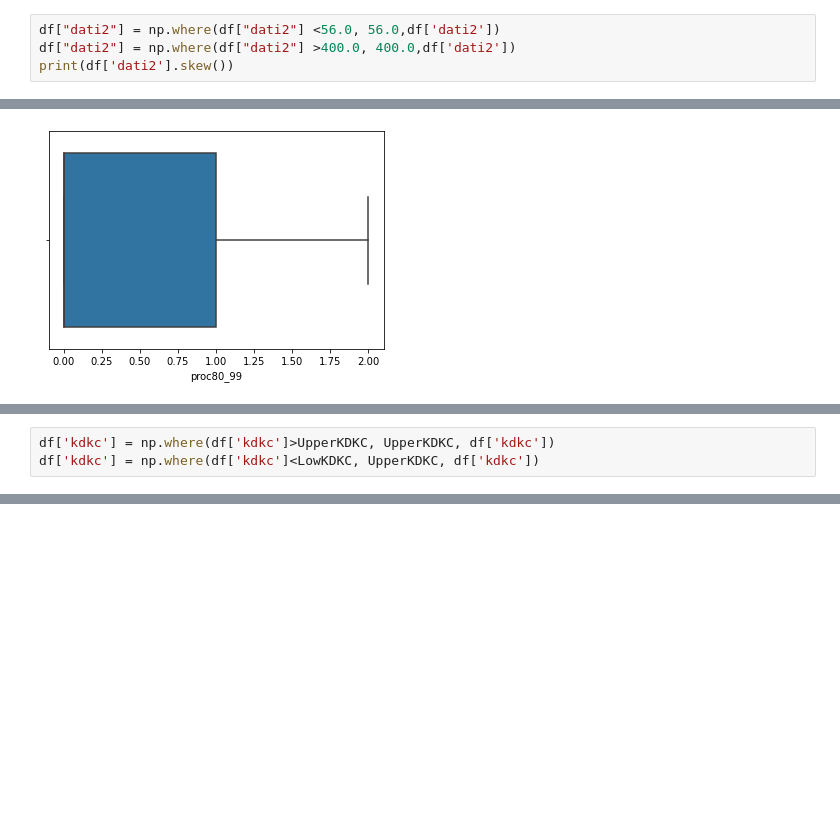
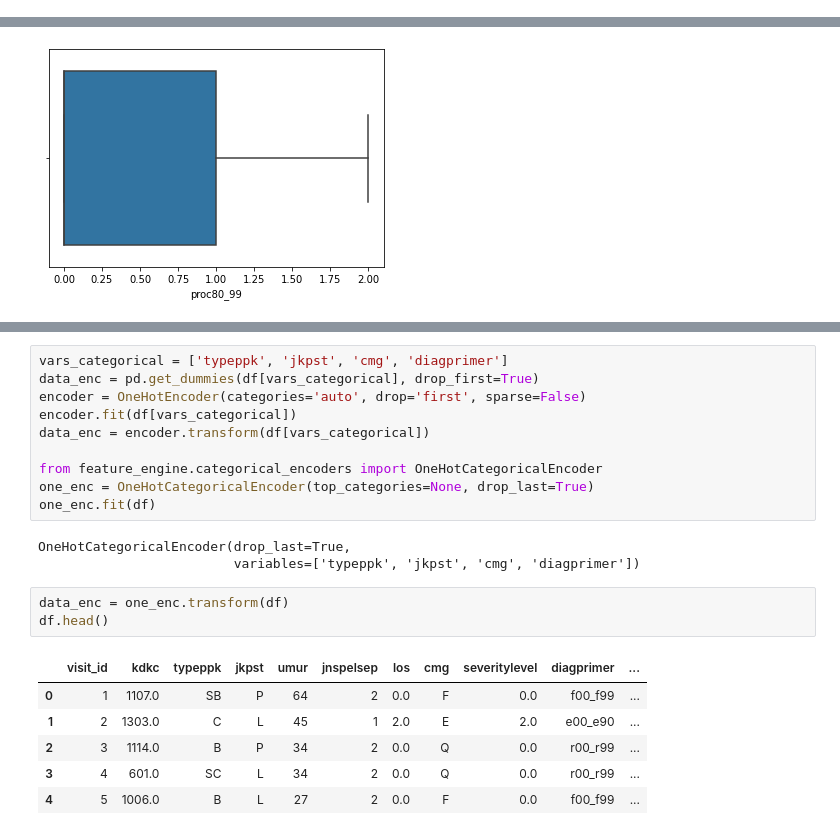
Before and after one commit to gracepanjaitan/Project-DAMI-Binary-Classification-Using-KNN, a Jupyter notebook: Fraud_Detection_Using_KNN_03.ipynb, the cells around one changed output, grey strips where cells are left out. Saved outputs shown, nothing was run; the diff lists cells and outputs as text; blank space fills up the shorter version.

```diff
--- a/Fraud_Detection_Using_KNN_03.ipynb
+++ b/Fraud_Detection_Using_KNN_03.ipynb
@@ -250,4 +226,0 @@ print(df['dati2'].quantile(0.90))
-# %%
-df["dati2"] = np.where(df["dati2"] <56.0, 56.0,df['dati2'])
-df["dati2"] = np.where(df["dati2"] >400.0, 400.0,df['dati2'])
-print(df['dati2'].skew())
@@ -350,3 +297,0 @@ LowKDKC, UpperKDKC = remove_outlier(df['kdkc'])
-# %%
-df['kdkc'] = np.where(df['kdkc']>UpperKDKC, UpperKDKC, df['kdkc'])
-df['kdkc'] = np.where(df['kdkc']<LowKDKC, UpperKDKC, df['kdkc'])
@@ -558,0 +324,23 @@ KNeighborsClassifier(algorithm='kd_tree', n_jobs=-1, n_neighbors=15)
+# %%
+vars_categorical = ['typeppk', 'jkpst', 'cmg', 'diagprimer']
+data_enc = pd.get_dummies(df[vars_categorical], drop_first=True)
+encoder = OneHotEncoder(categories='auto', drop='first', sparse=False)
+encoder.fit(df[vars_categorical])
+data_enc = encoder.transform(df[vars_categorical])
+
+from feature_engine.categorical_encoders import OneHotCategoricalEncoder
+one_enc = OneHotCategoricalEncoder(top_categories=None, drop_last=True)
+one_enc.fit(df)
+# %% [output]
+OneHotCategoricalEncoder(drop_last=True,
+                         variables=['typeppk', 'jkpst', 'cmg', 'diagprimer'])
+# %%
+data_enc = one_enc.transform(df)
+df.head()
+# %% [output]
+|  | visit_id | kdkc | typeppk | jkpst | umur | jnspelsep | los | cmg | severitylevel | diagprimer | ... |
+| 0 | 1 | 1107.0 | SB | P | 64 | 2 | 0.0 | F | 0.0 | f00_f99 | ... |
+| 1 | 2 | 1303.0 | C | L | 45 | 1 | 2.0 | E | 2.0 | e00_e90 | ... |
+| 2 | 3 | 1114.0 | B | P | 34 | 2 | 0.0 | Q | 0.0 | r00_r99 | ... |
+| 3 | 4 | 601.0 | SC | L | 34 | 2 | 0.0 | Q | 0.0 | r00_r99 | ... |
+| 4 | 5 | 1006.0 | B | L | 27 | 2 | 0.0 | F | 0.0 | f00_f99 | ... |
```
Also changed, not shown: parts of 83 cells of this notebook, 5 other files.
